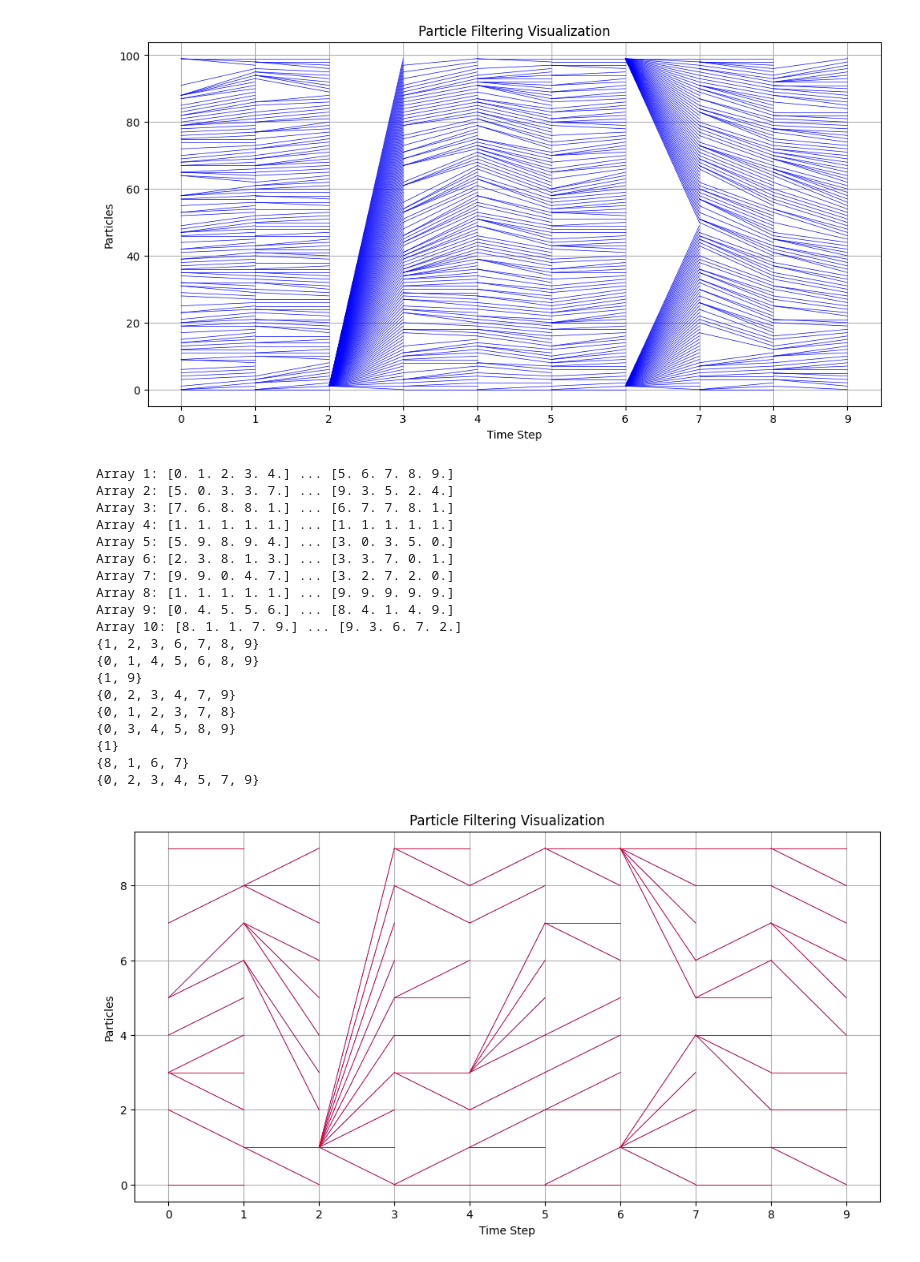
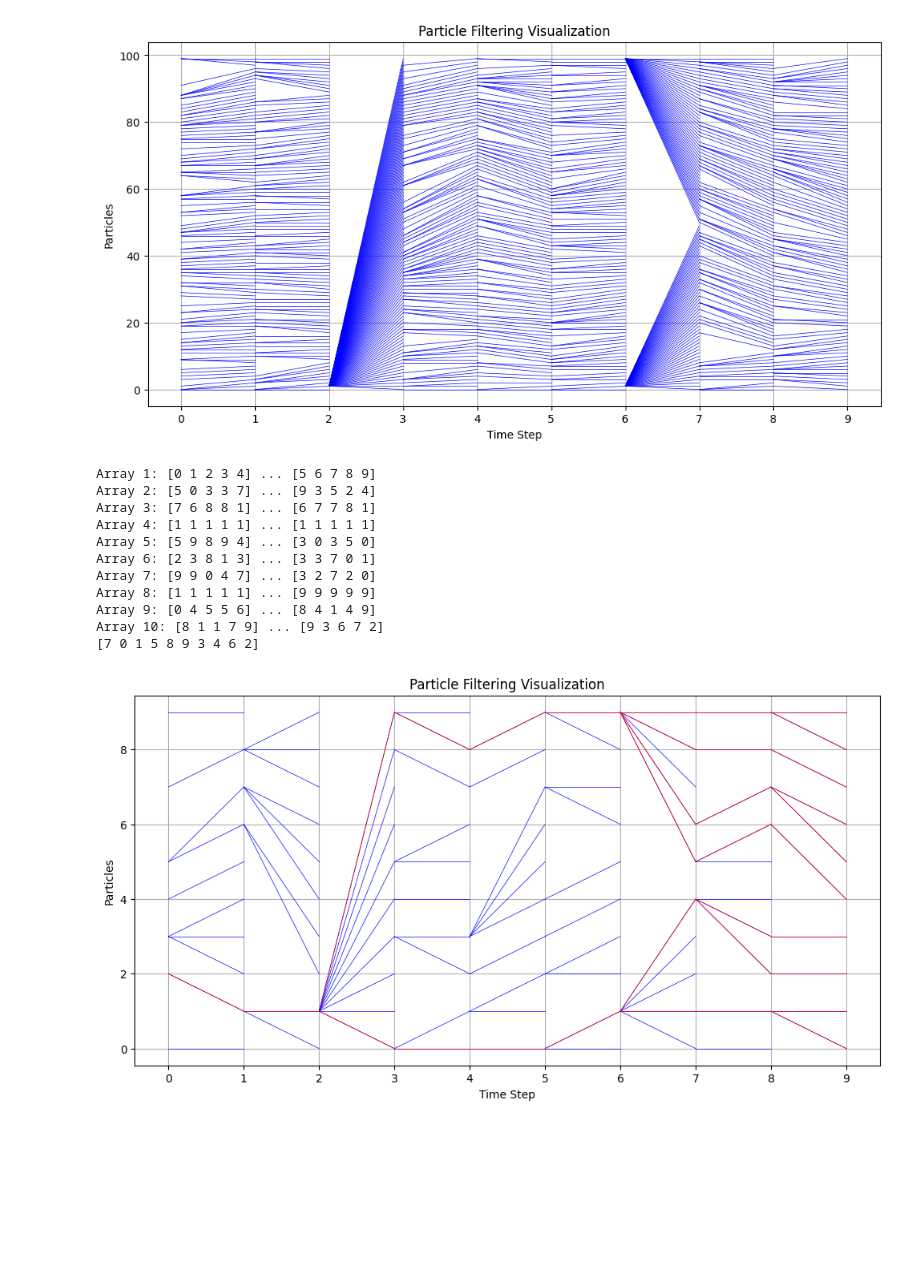
Before and after one commit to atiumcache/PF_forecast, a Jupyter notebook: juptyer notebooks/sankey_red_test_success.ipynb, the cells around one changed output. Saved outputs shown, nothing was run; the diff lists cells and outputs as text; code cells hidden in the pictures; blank space fills up the shorter version.

Commit message:
implement red line lineage tracking

```diff
--- a/juptyer notebooks/sankey_red_test.ipynb
+++ b/juptyer notebooks/sankey_red_test_success.ipynb
@@ -97,6 +97,7 @@ Array 10: [10. 75. 13. 71. 94.] ... [78. 82. 69. 58.  4.]
 import matplotlib.pyplot as plt
 import numpy as np
 import pandas as pd
+import copy
 
 plt.figure(figsize=(12, 6))
 
@@ -141,7 +142,8 @@ resampling_indices = np.array([
     np.concatenate([np.ones(int(num_of_particles / 2)), num_of_particles - np.ones(int(num_of_particles / 2))]),
     np.random.choice(np.arange(num_of_particles), num_of_particles, replace=True),
     np.random.choice(np.arange(num_of_particles), num_of_particles, replace=True)
-])
+]).astype(int)
+
 
 
 # Print the first few elements of first few arrays for verification/debugging
@@ -153,60 +155,52 @@ for i, arr in enumerate(resampling_indices):
 # that they are resampled from.
 # This cleans up the visualization and prevents lines from crossing.
 
 # We don't want to sort the index arrays themselves,
 # as this will provide false information as to where each particle came from.
 
 positions = np.zeros_like(resampling_indices, dtype=int)
 positions[0] = np.arange(num_of_particles)  # Initial positions are just the particle indices
 
 for step in range(1, len(resampling_indices)):
     positions[step] = unique_ranks(resampling_indices[step])
 
 
 for step in range(1, len(positions)):
 
     for p in range(num_of_particles):
         plt.plot([step-1, step], [resampling_indices[step][p], positions[step, p]], linestyle='solid', color='blue', markersize=0.1, linewidth=0.5)
 
-# TODO: Trace the ending particles back through the chart in red
-prev_indices = positions[-1]
+# TODO: Trace the ending particles back through the chart in red'
+# intialize all 1's, because all of the particles are in the lineage (trivially)
+prev_indices = np.ones(num_of_particles)
+print(positions[p])
 
 for step in range(len(resampling_indices) - 1, 0, -1):
-    # Only look at particles that are in the lineage
-    in_lineage = set()
-    for i in range(len(resampling_indices[step])):
-        in_lineage.add(int(resampling_indices[step][i]))
-    print(in_lineage)
+    next_indices = np.zeros(num_of_particles)
+    for p in range(num_of_particles):
+        if prev_indices[positions[step][p]] != 0:
+            plt.plot([step-1, step], [resampling_indices[step][p], positions[step][p]], linestyle='solid', color='red', linewidth=0.5)
+            next_indices[resampling_indices[step][p]] = 1
 
-    for p in range(num_of_particles):
-        if resampling_indices[step][p] in positions[step]:
-            plt.plot([step-1, step], [resampling_indices[step][p], positions[step][p]], linestyle='solid', color='red', linewidth=0.5)
+    prev_indices = copy.deepcopy(next_indices)
 
 
 plt.xlabel('Time Step')
 plt.ylabel('Particles')
 plt.title('Particle Filtering Visualization')
 plt.grid(True)
 plt.xticks(np.arange(len(resampling_indices)))
 plt.show()
 # %% [output]
-Array 1: [0. 1. 2. 3. 4.] ... [5. 6. 7. 8. 9.]
-Array 2: [5. 0. 3. 3. 7.] ... [9. 3. 5. 2. 4.]
-Array 3: [7. 6. 8. 8. 1.] ... [6. 7. 7. 8. 1.]
-Array 4: [1. 1. 1. 1. 1.] ... [1. 1. 1. 1. 1.]
-Array 5: [5. 9. 8. 9. 4.] ... [3. 0. 3. 5. 0.]
-Array 6: [2. 3. 8. 1. 3.] ... [3. 3. 7. 0. 1.]
-Array 7: [9. 9. 0. 4. 7.] ... [3. 2. 7. 2. 0.]
-Array 8: [1. 1. 1. 1. 1.] ... [9. 9. 9. 9. 9.]
-Array 9: [0. 4. 5. 5. 6.] ... [8. 4. 1. 4. 9.]
-Array 10: [8. 1. 1. 7. 9.] ... [9. 3. 6. 7. 2.]
-{1, 2, 3, 6, 7, 8, 9}
-{0, 1, 4, 5, 6, 8, 9}
-{1, 9}
-{0, 2, 3, 4, 7, 9}
-{0, 1, 2, 3, 7, 8}
-{0, 3, 4, 5, 8, 9}
-{1}
-{8, 1, 6, 7}
-{0, 2, 3, 4, 5, 7, 9}
+Array 1: [0 1 2 3 4] ... [5 6 7 8 9]
+Array 2: [5 0 3 3 7] ... [9 3 5 2 4]
+Array 3: [7 6 8 8 1] ... [6 7 7 8 1]
+Array 4: [1 1 1 1 1] ... [1 1 1 1 1]
+Array 5: [5 9 8 9 4] ... [3 0 3 5 0]
+Array 6: [2 3 8 1 3] ... [3 3 7 0 1]
+Array 7: [9 9 0 4 7] ... [3 2 7 2 0]
+Array 8: [1 1 1 1 1] ... [9 9 9 9 9]
+Array 9: [0 4 5 5 6] ... [8 4 1 4 9]
+Array 10: [8 1 1 7 9] ... [9 3 6 7 2]
+[7 0 1 5 8 9 3 4 6 2]
-[figure, old version]
+[figure, new version]
```
Also changed, not shown: 9 other files.
